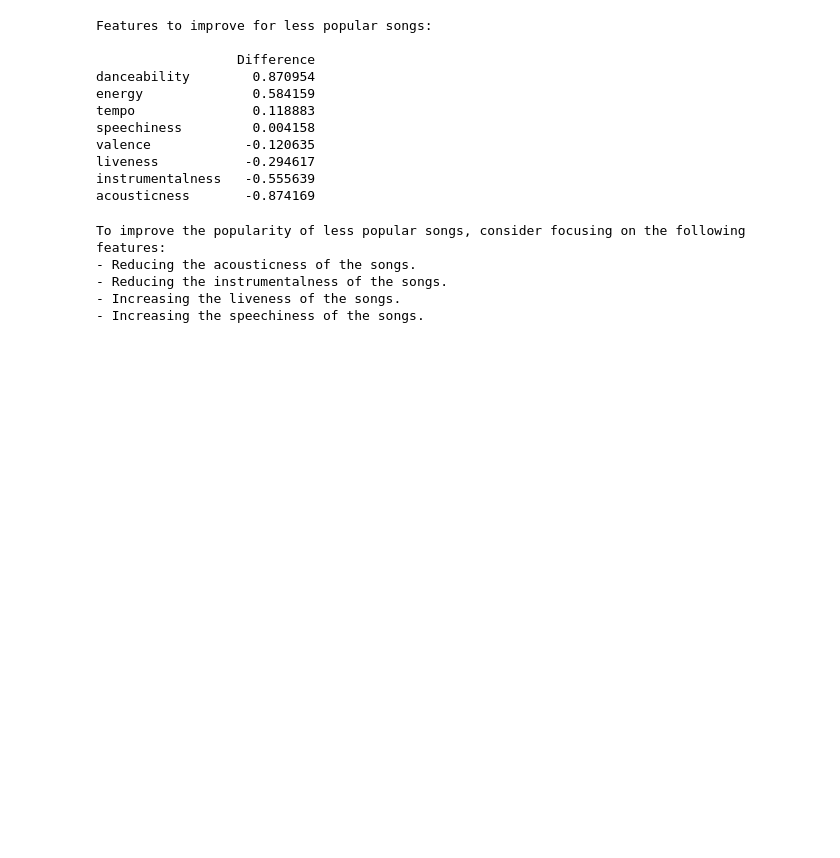
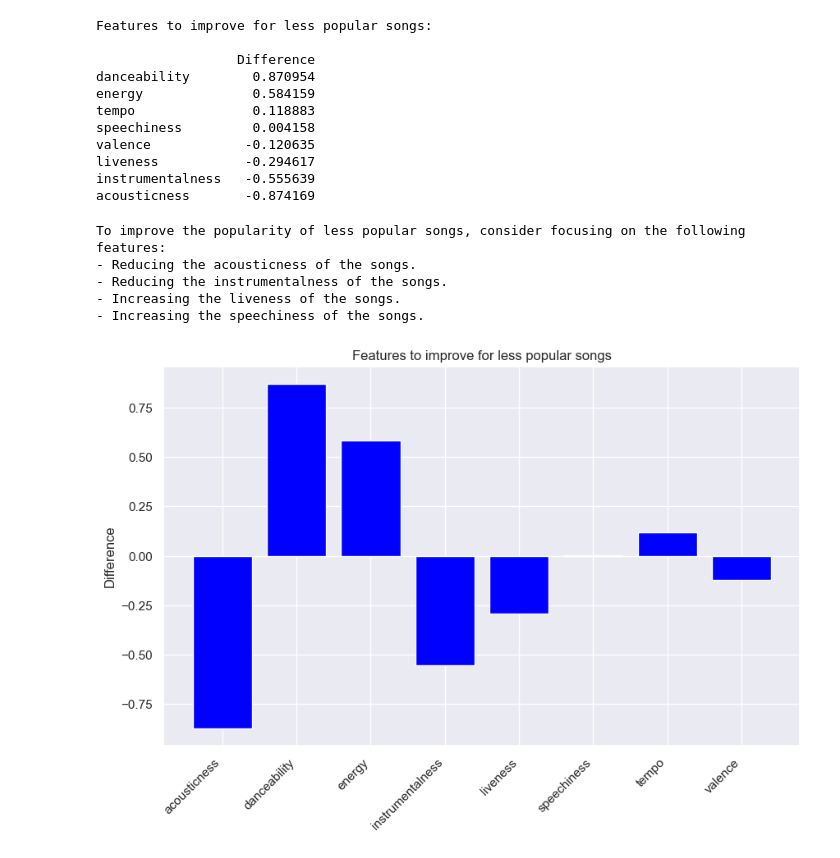
Before and after one commit to soumyo2002/Spotify-Data-Analytics, a Jupyter notebook: spotify-data-analysis.ipynb, the cells around one changed output. Saved outputs shown, nothing was run; the diff lists cells and outputs as text; code cells hidden in the pictures; blank space fills up the shorter version.

```diff
--- a/spotify-data-analysis.ipynb
+++ b/spotify-data-analysis.ipynb
@@ -533,3 +535,22 @@ To improve the popularity of less popular songs, consider focusing on the follow
 - Reducing the instrumentalness of the songs.
 - Increasing the liveness of the songs.
 - Increasing the speechiness of the songs.
+# %%
+import matplotlib.pyplot as plt
+import numpy as np
+
+# Data
+less_popular_features = less_popular_songs_copy[['acousticness', 'danceability', 'energy', 'instrumentalness', 'liveness', 'speechiness', 'tempo', 'valence']].mean().values
+popular_features = popular_songs_copy[['acousticness', 'danceability', 'energy', 'instrumentalness', 'liveness', 'speechiness', 'tempo', 'valence']].mean().values
+difference = popular_features - less_popular_features
+
+# Plot
+fig, ax = plt.subplots(figsize=(10,6))
+ax.bar(np.arange(len(difference)), difference, color='blue')
+ax.set_xticks(np.arange(len(difference)))
+ax.set_xticklabels(['acousticness', 'danceability', 'energy', 'instrumentalness', 'liveness', 'speechiness', 'tempo', 'valence'], rotation=45, ha='right')
+ax.set_ylabel('Difference')
+ax.set_title('Features to improve for less popular songs')
+plt.show()
+# %% [output]
+[figure, added]
```
Also changed, not shown: parts of 6 cells of this notebook.
